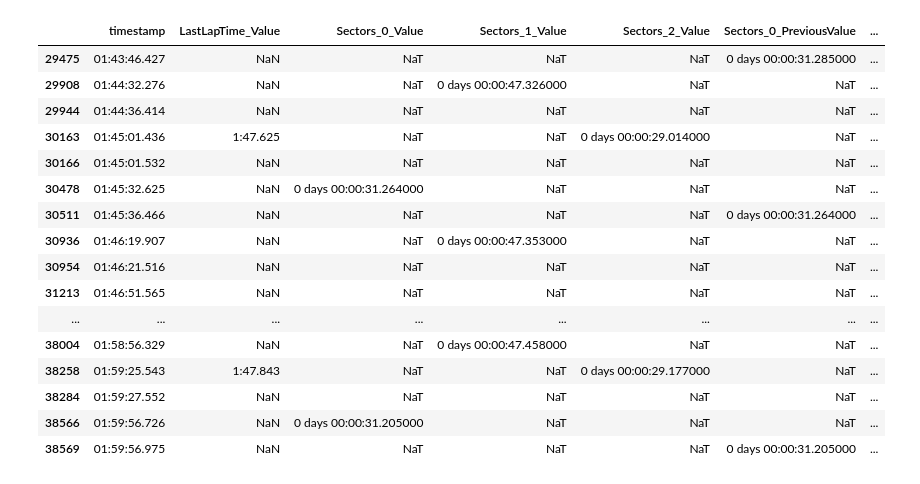
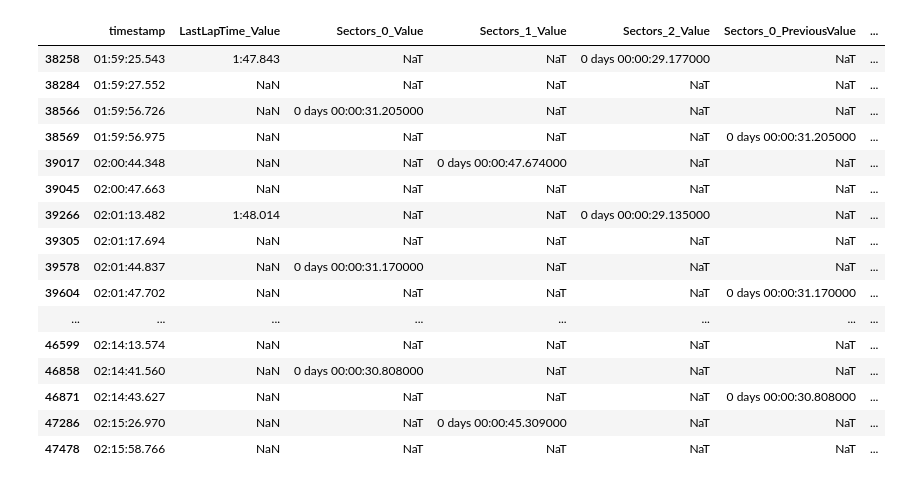
Before and after one commit to GoktugOcal/LiveF1, a Jupyter notebook: test_timing.ipynb, the cells around one changed output. Saved outputs shown, nothing was run; the diff lists cells and outputs as text; code cells hidden in the pictures.

```diff
--- a/test_timing.ipynb
+++ b/test_timing.ipynb
@@ -76,47 +113,47 @@ def str_timedelta(x):
             return "00:" + x
         else: return x
     else:
         return x
 
 
 df_test = df_11[["timestamp"] + cols ].dropna(subset=cols, how="all").replace('',np.nan)
 
 # df_test["LapElapsed"] = df_test["Sectors_0_Value"] + df_test["Sectors_1_Value"] + df_test["Sectors_2_Value"]
 # for col in df_test.columns:
 #     df_test[col] = pd.to_timedelta(df_test[col])
 
 
 for col in ["Sectors_0_Value","Sectors_1_Value","Sectors_2_Value"]:
     df_test[col] = df_test[col]
     # df_test[col] = df_test[col].fillna("00:00:00.000")
     df_test[col] = pd.to_timedelta(df_test[col].apply(str_timedelta))
 
 for col in ["Sectors_0_PreviousValue","Sectors_1_PreviousValue","Sectors_2_PreviousValue"]:
     df_test[col] = df_test[col]
     # df_test[col] = df_test[col].fillna("00:00:00.000")
     df_test[col] = pd.to_timedelta(df_test[col].apply(str_timedelta))
 
 
 df_test["LapElapsed"] = df_test["Sectors_0_Value"] + df_test["Sectors_1_Value"] + df_test["Sectors_2_Value"]
 
 
 df_test.iloc[150:200]
-# df_test.tail(50)
+df_test.tail(50)
 # %% [output]
 |  | timestamp | LastLapTime_Value | Sectors_0_Value | Sectors_1_Value | Sectors_2_Value | Sectors_0_PreviousValue | ... |
-| 29475 | 01:43:46.427 | NaN | NaT | NaT | NaT | 0 days 00:00:31.285000 | ... |
-| 29908 | 01:44:32.276 | NaN | NaT | 0 days 00:00:47.326000 | NaT | NaT | ... |
-| 29944 | 01:44:36.414 | NaN | NaT | NaT | NaT | NaT | ... |
-| 30163 | 01:45:01.436 | 1:47.625 | NaT | NaT | 0 days 00:00:29.014000 | NaT | ... |
-| 30166 | 01:45:01.532 | NaN | NaT | NaT | NaT | NaT | ... |
-| 30478 | 01:45:32.625 | NaN | 0 days 00:00:31.264000 | NaT | NaT | NaT | ... |
-| 30511 | 01:45:36.466 | NaN | NaT | NaT | NaT | 0 days 00:00:31.264000 | ... |
-| 30936 | 01:46:19.907 | NaN | NaT | 0 days 00:00:47.353000 | NaT | NaT | ... |
-| 30954 | 01:46:21.516 | NaN | NaT | NaT | NaT | NaT | ... |
-| 31213 | 01:46:51.565 | NaN | NaT | NaT | NaT | NaT | ... |
-| ... | ... | ... | ... | ... | ... | ... | ... |
-| 38004 | 01:58:56.329 | NaN | NaT | 0 days 00:00:47.458000 | NaT | NaT | ... |
 | 38258 | 01:59:25.543 | 1:47.843 | NaT | NaT | 0 days 00:00:29.177000 | NaT | ... |
 | 38284 | 01:59:27.552 | NaN | NaT | NaT | NaT | NaT | ... |
 | 38566 | 01:59:56.726 | NaN | 0 days 00:00:31.205000 | NaT | NaT | NaT | ... |
 | 38569 | 01:59:56.975 | NaN | NaT | NaT | NaT | 0 days 00:00:31.205000 | ... |
+| 39017 | 02:00:44.348 | NaN | NaT | 0 days 00:00:47.674000 | NaT | NaT | ... |
+| 39045 | 02:00:47.663 | NaN | NaT | NaT | NaT | NaT | ... |
+| 39266 | 02:01:13.482 | 1:48.014 | NaT | NaT | 0 days 00:00:29.135000 | NaT | ... |
+| 39305 | 02:01:17.694 | NaN | NaT | NaT | NaT | NaT | ... |
+| 39578 | 02:01:44.837 | NaN | 0 days 00:00:31.170000 | NaT | NaT | NaT | ... |
+| 39604 | 02:01:47.702 | NaN | NaT | NaT | NaT | 0 days 00:00:31.170000 | ... |
+| ... | ... | ... | ... | ... | ... | ... | ... |
+| 46599 | 02:14:13.574 | NaN | NaT | NaT | NaT | NaT | ... |
+| 46858 | 02:14:41.560 | NaN | 0 days 00:00:30.808000 | NaT | NaT | NaT | ... |
+| 46871 | 02:14:43.627 | NaN | NaT | NaT | NaT | 0 days 00:00:30.808000 | ... |
+| 47286 | 02:15:26.970 | NaN | NaT | 0 days 00:00:45.309000 | NaT | NaT | ... |
+| 47478 | 02:15:58.766 | NaN | NaT | NaT | NaT | NaT | ... |
```
Also changed, not shown: parts of 15 cells of this notebook, 1 other file.
